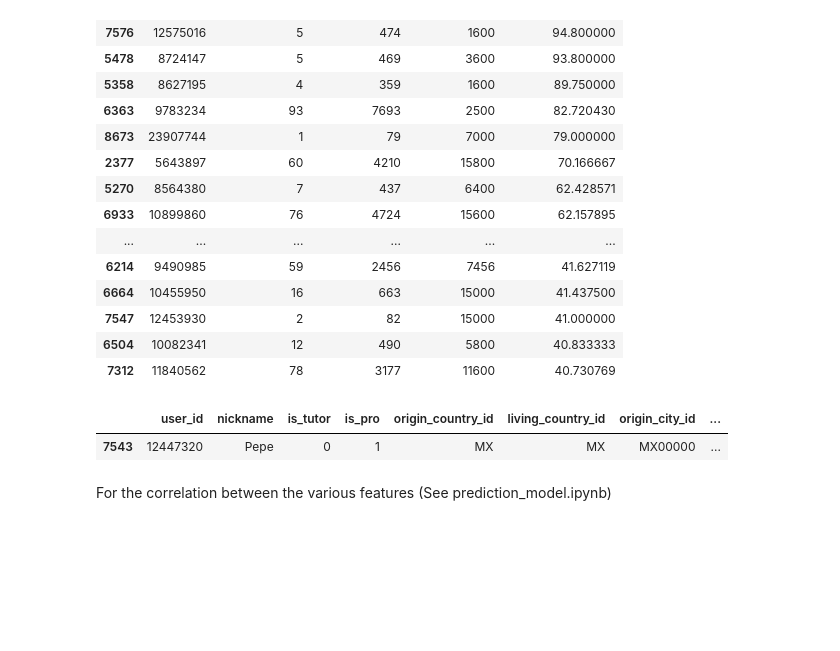
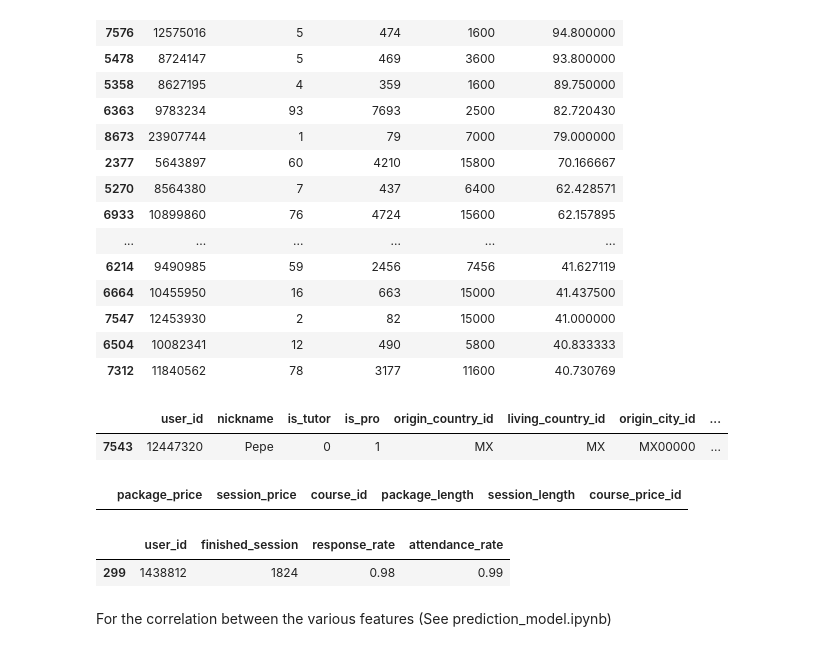
Before and after one commit to ernmin/Project4GA, a Jupyter notebook: EDA/EDA.ipynb, the cells around one changed output. Saved outputs shown, nothing was run; the diff lists cells and outputs as text; code cells hidden in the pictures; blank space fills up the shorter version.

```diff
--- a/EDA/EDA.ipynb
+++ b/EDA/EDA.ipynb
@@ -1033,5 +1033,15 @@ fig = px.histogram(df_price_list['package_length'], nbins=10, labels={'value': '
 fig.update_layout(legend_title_text = 'Package Length')
 fig.data[0].name = "Package Length"
 fig.show()
+# %%
+df_price_list[df_price_list['package_length'] == 0]
+# %% [output]
+|  | package_price | session_price | course_id | package_length | session_length | course_price_id |
+# %%
+df_pro_course[df_pro_course['teacher_id'] == 1438812]
+df_teacher_stats[df_teacher_stats['user_id'] == 1438812]
+# %% [output]
+|  | user_id | finished_session | response_rate | attendance_rate |
+| 299 | 1438812 | 1824 | 0.98 | 0.99 |
 # %% [markdown]
 For the correlation between the various features (See prediction_model.ipynb)
```
Also changed, not shown: 2 other files.
